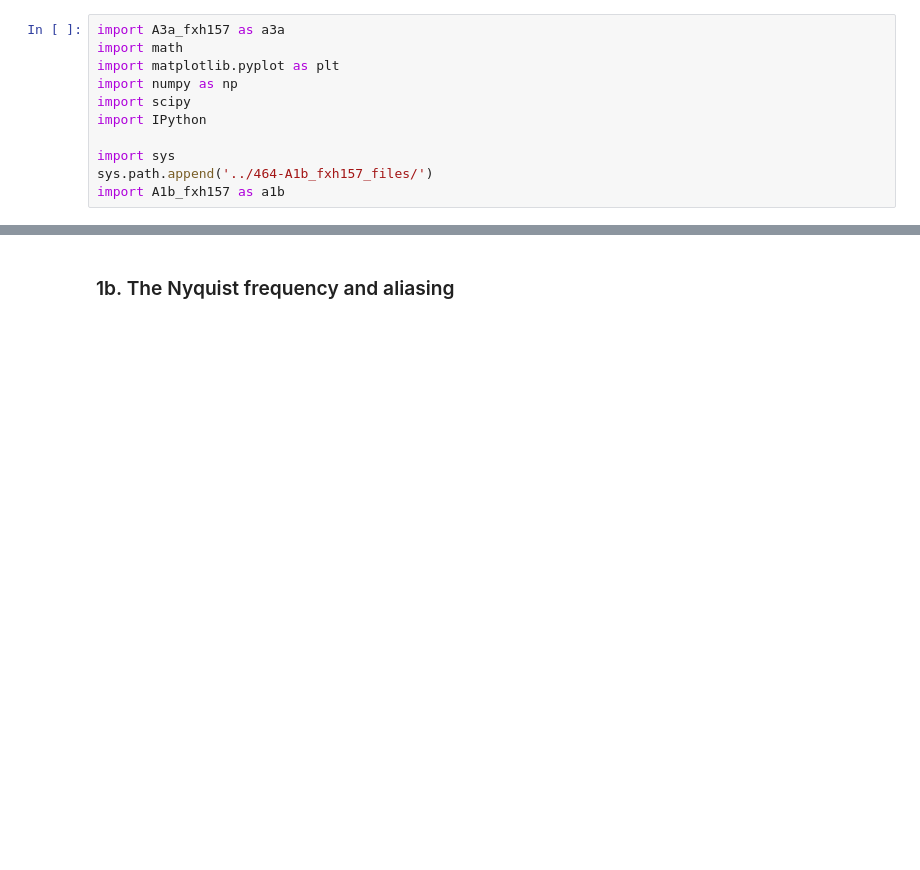
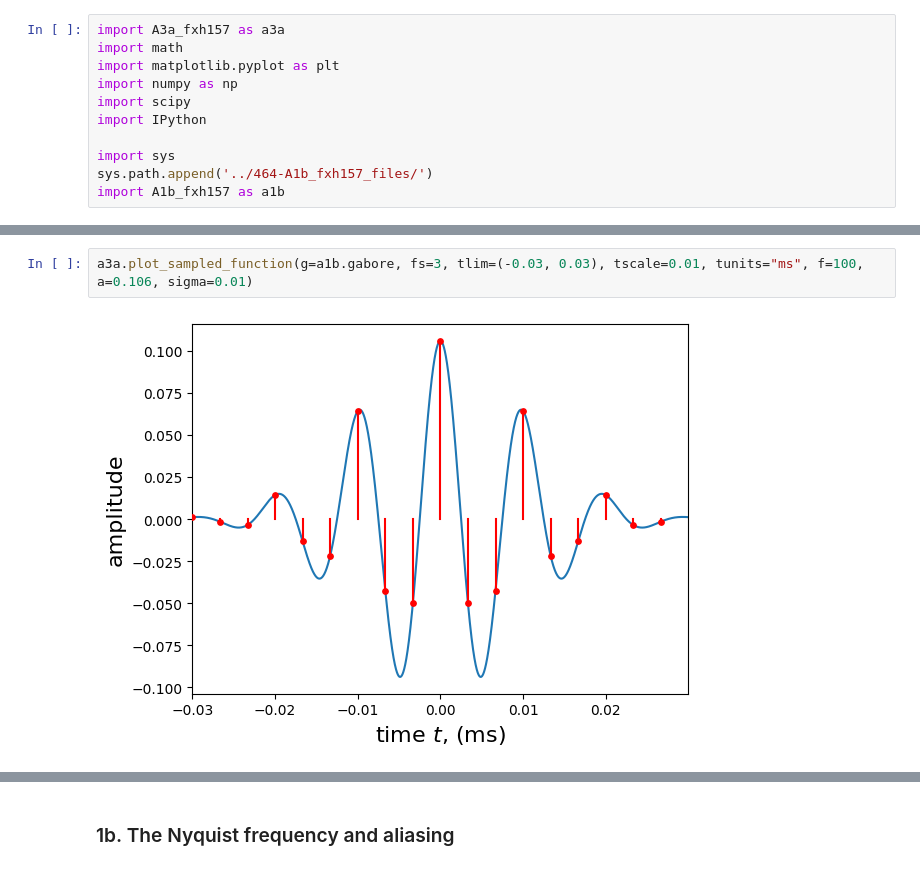
Before and after one commit to finnhittson/csds464, a Jupyter notebook: 464-A3a_fxh157_files/A3a_fxh157.ipynb, the cells around one changed output, grey strips where cells are left out. Saved outputs shown, nothing was run; the diff lists cells and outputs as text; blank space fills up the shorter version.

```diff
--- a/464-A3a_fxh157_files/A3a_fxh157.ipynb
+++ b/464-A3a_fxh157_files/A3a_fxh157.ipynb
@@ -26,0 +25,4 @@ a3a.plot_sampled_function(g=a1b.gammatone, fs=5, tlim=(0,0.04), tscale=0.01, tun
+# %%
+a3a.plot_sampled_function(g=a1b.gabore, fs=3, tlim=(-0.03, 0.03), tscale=0.01, tunits="ms", f=100, a=0.106, sigma=0.01)
+# %% [output]
+[figure, added]
```
Also changed, not shown: parts of 27 cells of this notebook, 4 other files.
